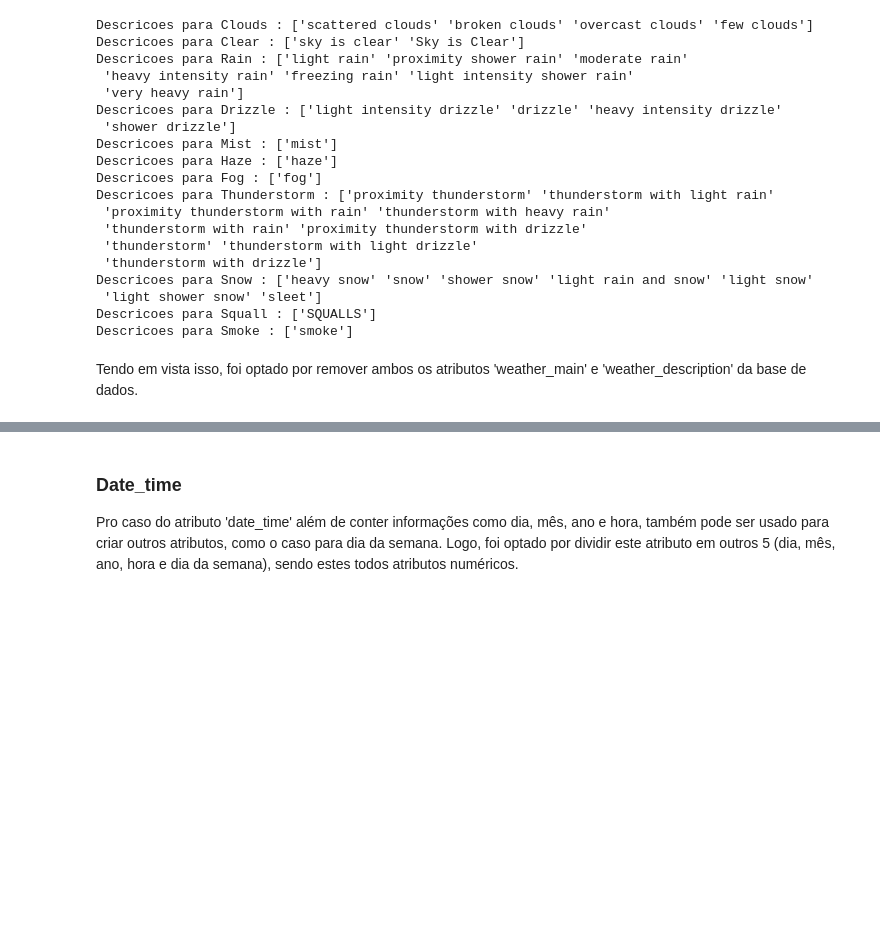
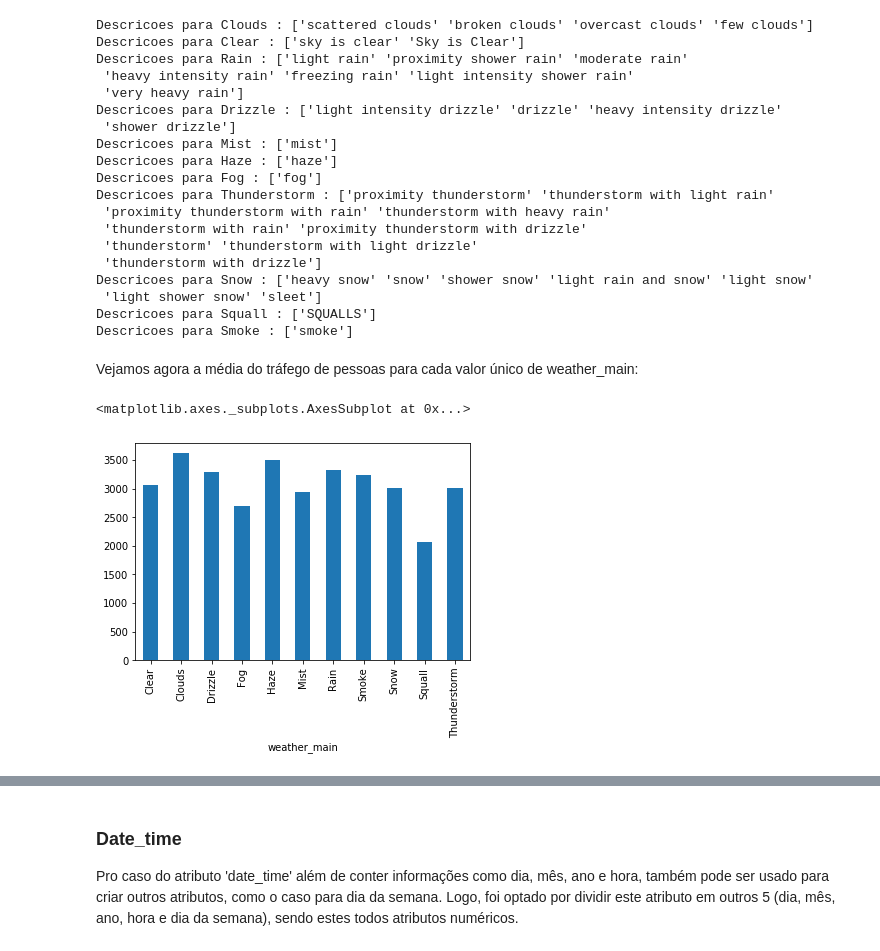
Before and after one commit to DefinitelyNotACactus/AI, a Jupyter notebook: Regression/Q2 - Regression.ipynb, the cells around one changed output, grey strips where cells are left out. Drawn from its saved outputs; the diff is of its cells as text; code cells hidden in the pictures; blank space fills up the shorter version.

```diff
--- a/Regression/Q2 - Regression.ipynb
+++ b/Regression/Q2 - Regression.ipynb
@@ -182,5 +194,10 @@ Descricoes para Snow : ['heavy snow' 'snow' 'shower snow' 'light rain and snow'
  'light shower snow' 'sleet']
 Descricoes para Squall : ['SQUALLS']
 Descricoes para Smoke : ['smoke']
-# %% [markdown]
-Tendo em vista isso, foi optado por remover ambos os atributos 'weather_main' e 'weather_description' da base de dados.
+# %% [markdown]
+Vejamos agora a média do tráfego de pessoas para cada valor único de weather_main:
+# %%
+df.groupby('weather_main').mean()['traffic_volume'].plot.bar()
+# %% [output]
+<matplotlib.axes._subplots.AxesSubplot at 0x...>
+[figure, added]
```
Also changed, not shown: parts of 46 cells of this notebook, 1 other file.
